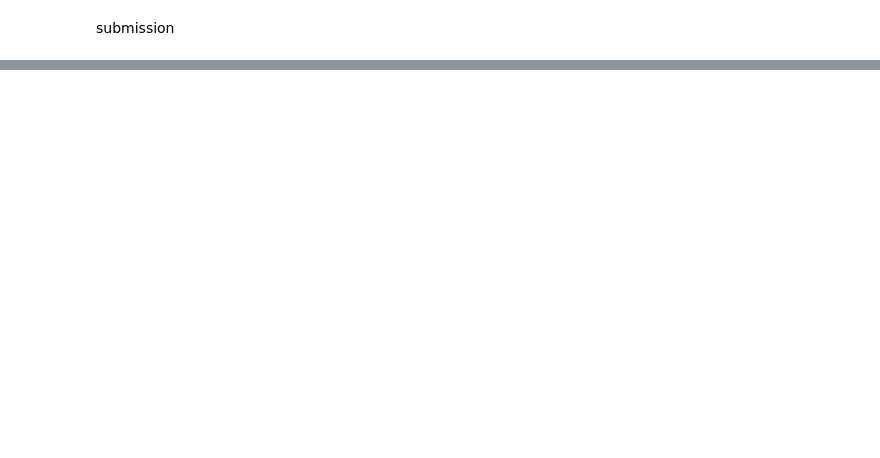
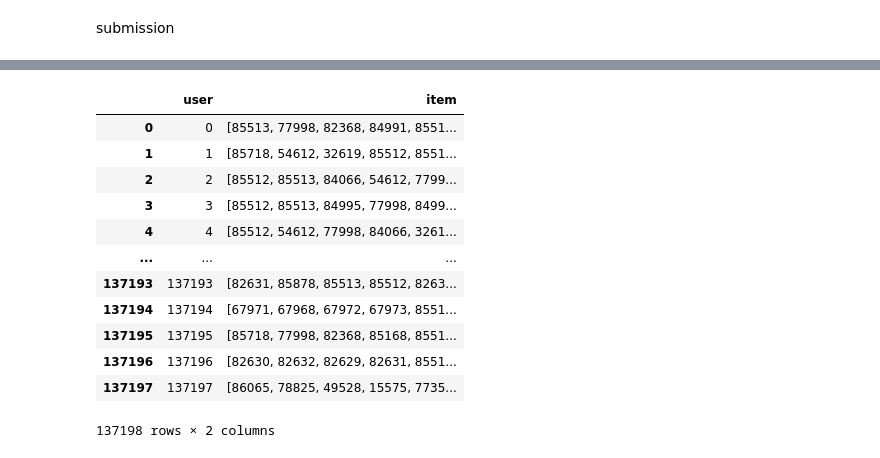
Before and after one commit to ryowk/kaggle-h-and-m-personalized-fashion-recommendations, a Jupyter notebook: eda.ipynb, the cells around one changed output, grey strips where cells are left out. Cells and saved outputs as stored; diff of their text form; code cells hidden in the pictures; blank space fills up the shorter version.

```diff
--- a/eda.ipynb
+++ b/eda.ipynb
@@ -505,7 +493,20 @@ KeyboardInterrupt:
 # %%
-pred = pred.sort_values(by=['user', 'pred'], ascending=False).reset_index(
-    drop=True).groupby('user')['item'].apply(lambda x: list(x)[:12]).reset_index()
+pred = pred.sort_values(by=['user', 'pred'], ascending=False).reset_index(drop=True).groupby('user')['item'].apply(lambda x: list(x)[:12]).reset_index()
 pred
+# %% [output]
+|  | user | item |
+| 0 | 0 | [85513, 77998, 82368, 84991, 8551... |
+| 1 | 1 | [85718, 54612, 32619, 85512, 8551... |
+| 2 | 2 | [85512, 85513, 84066, 54612, 7799... |
+| 3 | 3 | [85512, 85513, 84995, 77998, 8499... |
+| 4 | 4 | [85512, 54612, 77998, 84066, 3261... |
+| ... | ... | ... |
+| 137193 | 137193 | [82631, 85878, 85513, 85512, 8263... |
+| 137194 | 137194 | [67971, 67968, 67972, 67973, 8551... |
+| 137195 | 137195 | [85718, 77998, 82368, 85168, 8551... |
+| 137196 | 137196 | [82630, 82632, 82629, 82631, 8551... |
+| 137197 | 137197 | [86065, 78825, 49528, 15575, 7735... |
+137198 rows × 2 columns
 # %%
 for i in range(5):
     plot_images(dataset, pred['item'][i])
```
Also changed, not shown: parts of 18 cells of this notebook.
